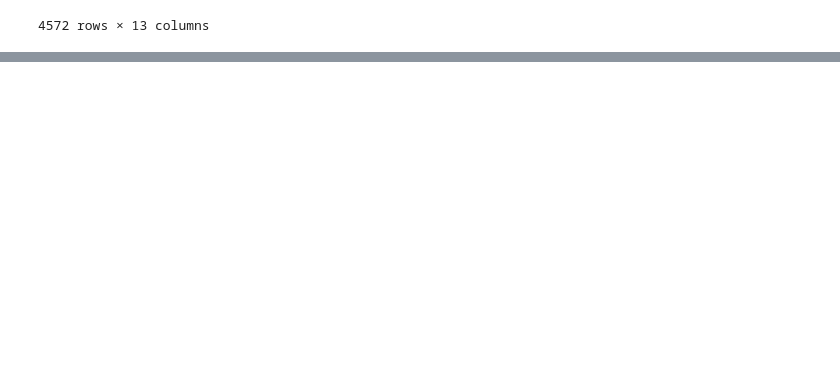
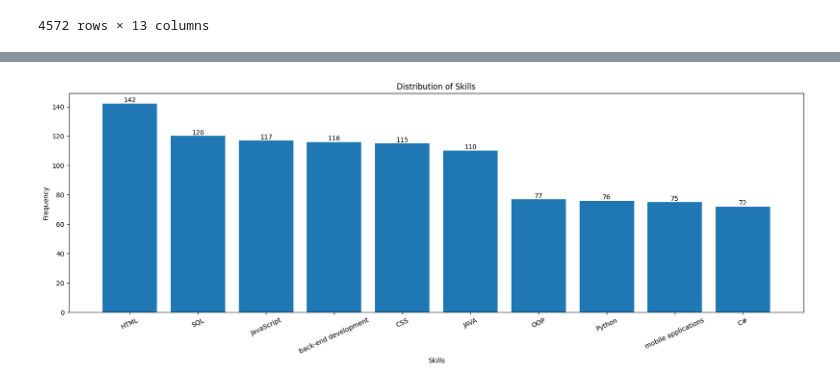
Before and after one commit to LalaMamedova/Data_Science-Analytics_Projects, a Jupyter notebook: Software developer in Azerbaijan/software_analysis/data.ipynb, the cells around one changed output, grey strips where cells are left out. Saved outputs shown, nothing was run; the diff lists cells and outputs as text; code cells hidden in the pictures; blank space fills up the shorter version.

```diff
--- a/Software developer in Azerbaijan/software_analysis/data.ipynb
+++ b/Software developer in Azerbaijan/software_analysis/data.ipynb
@@ -170,0 +223,18 @@ plt.show()
+# %%
+tags_count = matplotlib_graphic_count(merged_df, 'Skills', 15)
+tags_to_remove = ["software development", "proqramlaşdırma", "programming", "программирование","proqram təminatı"]
+tags_count = tags_count[~tags_count.index.isin(tags_to_remove)]
+
+plt.figure(figsize=(20, 6))
+plt.bar(tags_count.index, tags_count.values)
+plt.xlabel('Skills')
+plt.ylabel('Frequency')
+plt.title('Distribution of Skills')
+plt.xticks(rotation=25, fontsize=10)
+
+for i, count in enumerate(tags_count.values):
+    plt.text(i, count, str(count), ha='center', va='bottom')
+
+plt.show()
+# %% [output]
+[figure, added]
```
Also changed, not shown: parts of 30 cells of this notebook, 8 other files.
